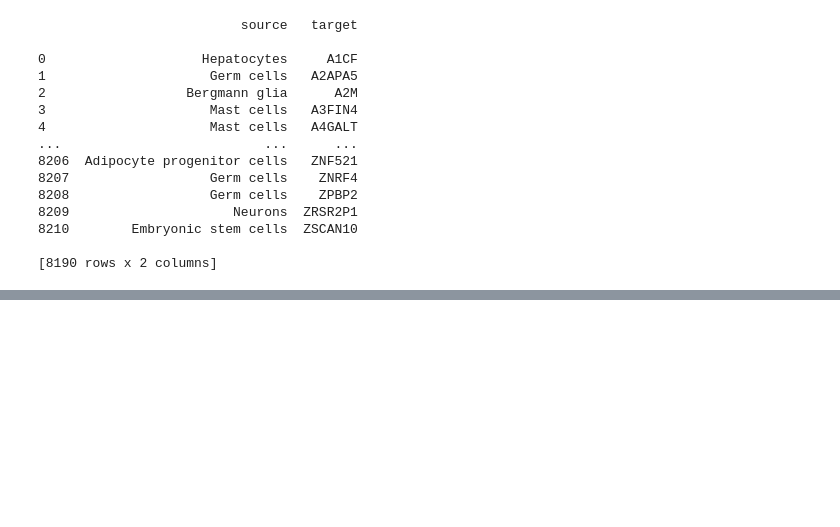
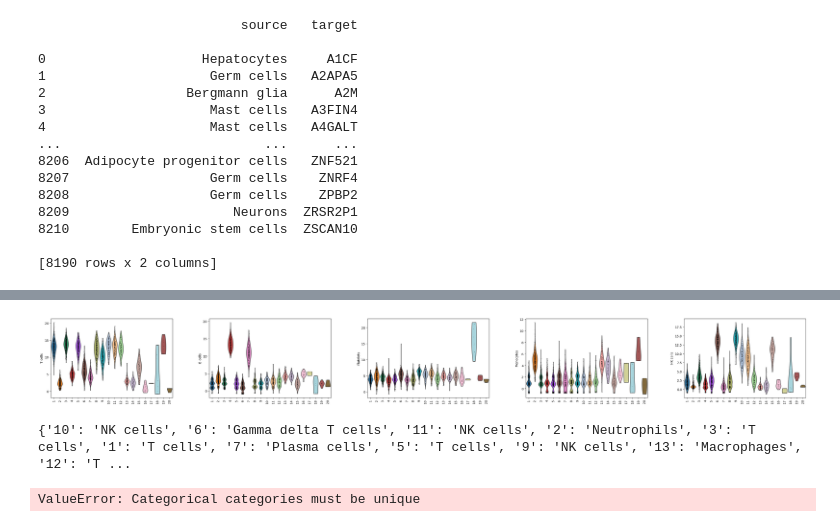
Before and after one commit to Boolean-true/CLACELL, a Jupyter notebook: evaluation/decoupler.ipynb, the cells around one changed output, grey strips where cells are left out. Drawn from its saved outputs; the diff is of its cells as text; code cells hidden in the pictures; blank space fills up the shorter version.

```diff
--- a/evaluation/decoupler.ipynb
+++ b/evaluation/decoupler.ipynb
@@ -186,0 +351,19 @@ print(marker_df)
+# %%
+sc.pl.violin(
+    adata=score,
+    keys=["T cells", "B cells", "Platelets", "Monocytes", "NK cells"],
+    groupby="leiden_labels",
+    rotation=90,
+)
+# %% [output]
+[figure, added]
+# %%
+dict_ann = df[df["stat"] > 0].groupby("group").head(1).set_index("group")["name"].to_dict()
+print(dict_ann)
+# %% [output]
+{'10': 'NK cells', '6': 'Gamma delta T cells', '11': 'NK cells', '2': 'Neutrophils', '3': 'T cells', '1': 'T cells', '7': 'Plasma cells', '5': 'T cells', '9': 'NK cells', '13': 'Macrophages', '12': 'T ...
+# %%
+# Update cats
+adata.obs["leiden_labels"] = adata.obs["leiden_labels"].cat.rename_categories(dict_ann)
+# %% [output]
+ValueError: Categorical categories must be unique
```
Also changed, not shown: parts of 23 cells of this notebook.
